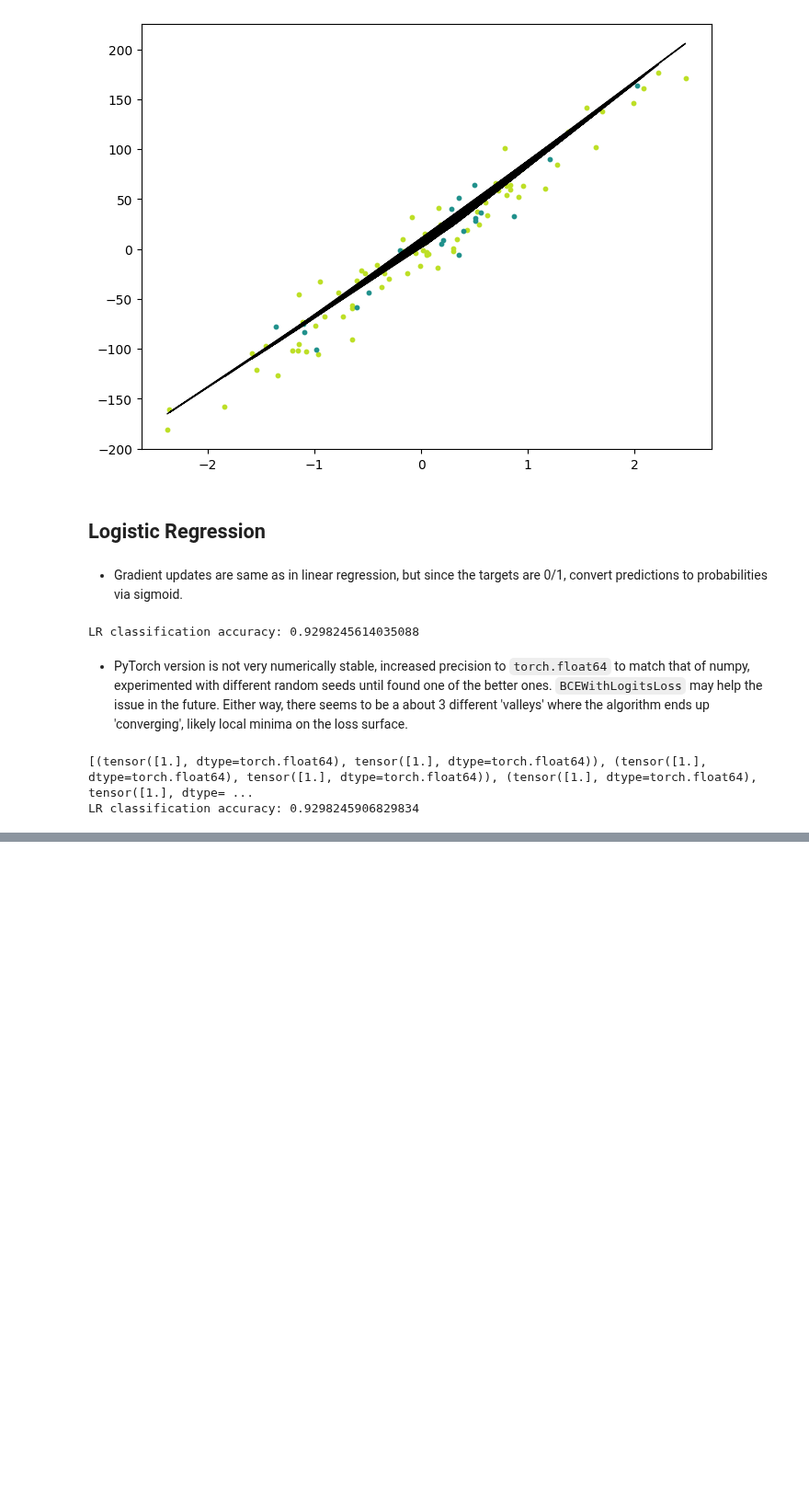
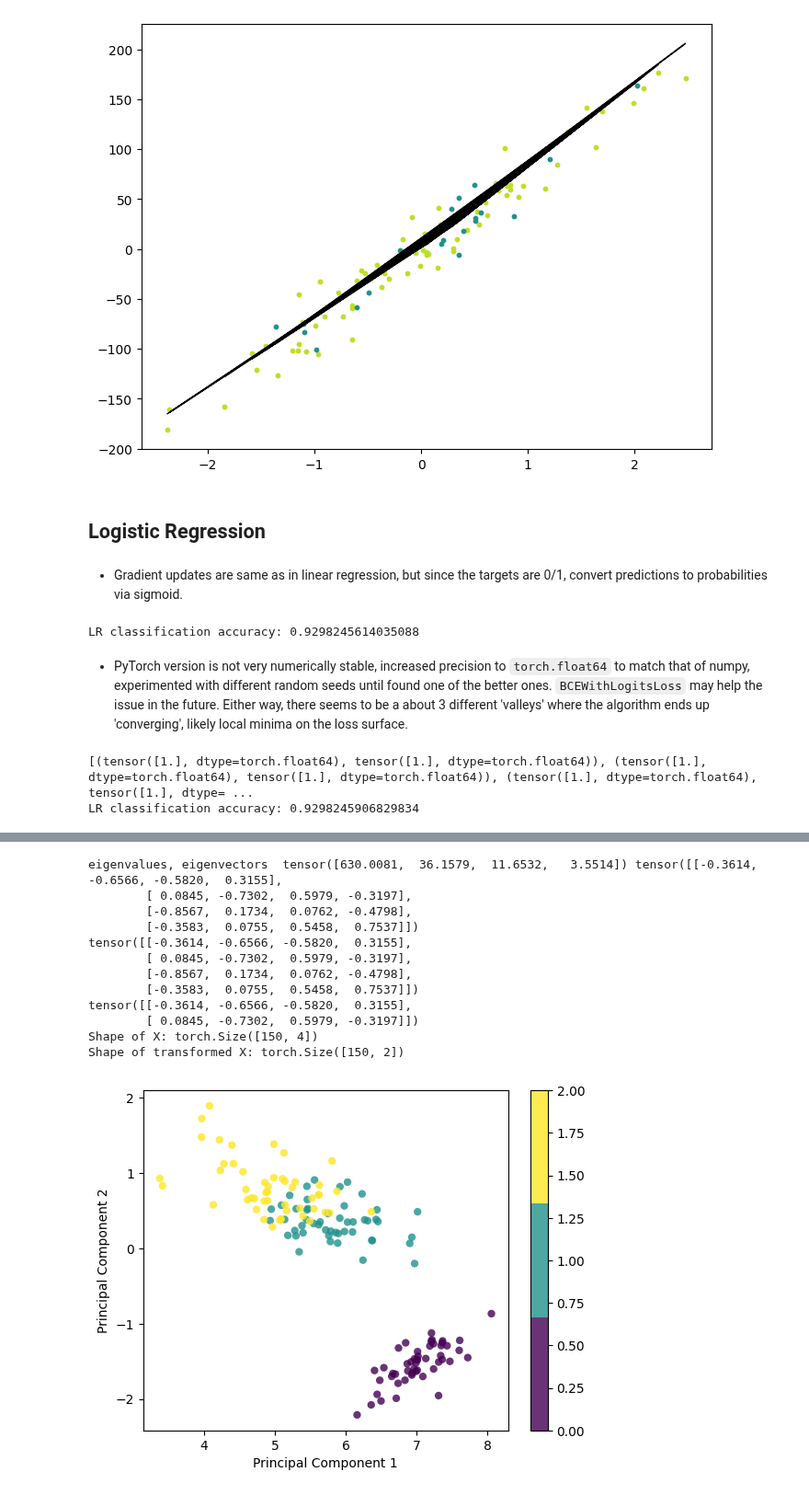
Before and after one commit to dapopov-st/dpv-site, a Jupyter notebook: notes/ml-algos-numpy-torch.ipynb, the cells around one changed output, grey strips where cells are left out. Shown at 92% size. Saved outputs shown, nothing was run; the diff lists cells and outputs as text; code cells hidden in the pictures; blank space fills up the shorter version.

```diff
--- a/notes/ml-algos-numpy-torch.ipynb
+++ b/notes/ml-algos-numpy-torch.ipynb
@@ -841,0 +935,72 @@ LR classification accuracy: 0.9298245906829834
+# %%
+class PCATorch:
+    def __init__(self, n_components):
+        self.n_components = n_components
+        self.components = None
+        self.mean = None
+
+    def fit(self, X, debug = False):
+        self.X_bar = torch.mean(X,axis=0) # store so as to be able to subtract it later in transform
+        X-= self.X_bar  #subtract teh mean from X
+        cov = X.T @ X #calculate cov of X
+        eigenvalues_complex, eigenvectors_complex = torch.linalg.eig(cov) #calculate eigenvectors/eigenvalues; return complex
+        eigenvalues, eigenvalues_imag = eigenvalues_complex.real, eigenvalues_complex.imag
+        eigenvectors, eigenvectors_imag = eigenvectors_complex.real, eigenvectors_complex.imag
+        assert torch.allclose(eigenvalues_imag, torch.zeros_like(eigenvalues_imag),atol=1e-6), "Imaginary parts of eigenvalues are not zero"
+        assert torch.allclose(eigenvectors_imag, torch.zeros_like(eigenvectors_imag),atol=1e-6), "Imaginary parts of eigenvectors are not zero"
+        if debug: print("eigenvalues, eigenvectors ", eigenvalues, eigenvectors)
+        eigenvectors = eigenvectors[torch.argsort(eigenvalues,descending=True)] # Sort the eigenvectors according to their eigenvalues in decreasing order
+        if debug: print(eigenvectors)
+        self.components = eigenvectors[:self.n_components] # Choose the first k eigenvectors as the new k dimensions
+        if debug: print(self.components)
+
+
+    def transform(self, X):
+        X -= self.X_bar # Must subtract the mean to center new data consistently!
+        # Transform the original n-dimensional data points into k dimensions by projecting with dot product
+        return X @ self.components.T
+
+# Testing
+if __name__ == "__main__":
+    # Imports
+    import matplotlib.pyplot as plt
+    from sklearn import datasets
+
+    # data = datasets.load_digits()
+    data = datasets.load_iris()
+    X = torch.tensor(data.data,dtype = torch.float32)
+    y = torch.tensor(data.target, dtype=torch.float32)
+
+    # Project the data onto the 2 primary principal components
+    pca = PCATorch(2)
+    pca.fit(X,debug = True)
+    X_projected = pca.transform(X)
+
+    print("Shape of X:", X.shape)
+    print("Shape of transformed X:", X_projected.shape)
+
+    x1 = X_projected[:, 0]
+    x2 = X_projected[:, 1]
+
+    plt.scatter(
+        x1, x2, c=y, edgecolor="none", alpha=0.8, cmap=plt.cm.get_cmap("viridis", 3)
+    )
+
+    plt.xlabel("Principal Component 1")
+    plt.ylabel("Principal Component 2")
+    plt.colorbar()
+    plt.show()
+# %% [output]
+eigenvalues, eigenvectors  tensor([630.0081,  36.1579,  11.6532,   3.5514]) tensor([[-0.3614, -0.6566, -0.5820,  0.3155],
+        [ 0.0845, -0.7302,  0.5979, -0.3197],
+        [-0.8567,  0.1734,  0.0762, -0.4798],
+        [-0.3583,  0.0755,  0.5458,  0.7537]])
+tensor([[-0.3614, -0.6566, -0.5820,  0.3155],
+        [ 0.0845, -0.7302,  0.5979, -0.3197],
+        [-0.8567,  0.1734,  0.0762, -0.4798],
+        [-0.3583,  0.0755,  0.5458,  0.7537]])
+tensor([[-0.3614, -0.6566, -0.5820,  0.3155],
+        [ 0.0845, -0.7302,  0.5979, -0.3197]])
+Shape of X: torch.Size([150, 4])
+Shape of transformed X: torch.Size([150, 2])
+[figure, added]
```
Also changed, not shown: parts of 5 cells of this notebook, 5 other files.
